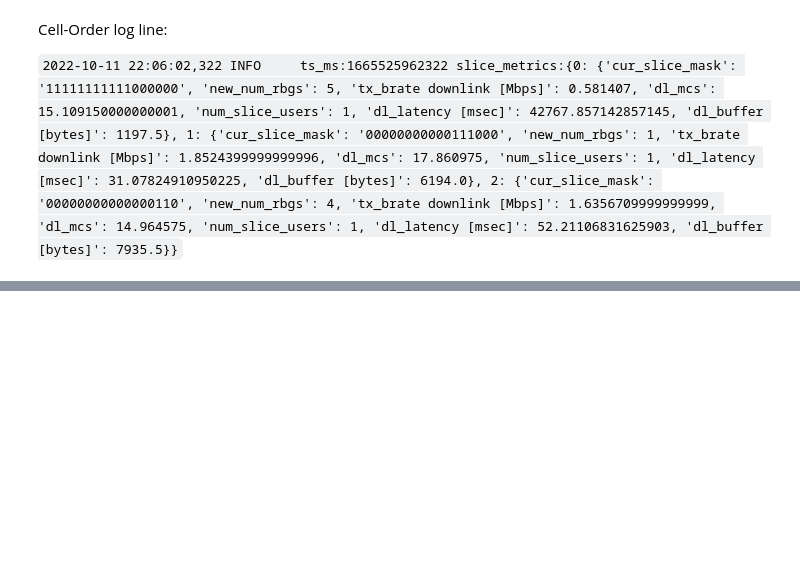
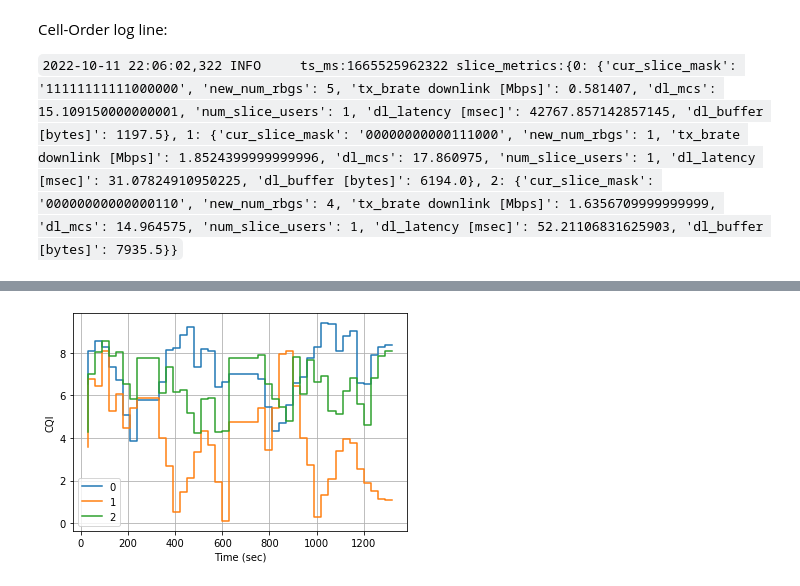
Before and after one commit to serhatarslan-hub/cell-order, a Jupyter notebook: analysis/cell-order-plots.ipynb, the cells around one changed output, grey strips where cells are left out. Drawn from its saved outputs; the diff is of its cells as text; code cells hidden in the pictures; blank space fills up the shorter version.

```diff
--- a/analysis/cell-order-plots.ipynb
+++ b/analysis/cell-order-plots.ipynb
@@ -179,17 +182,19 @@ if ('dl_mcs' in data[list(data)[0]].keys()):
 # %%
-if ('dl_cqi' in data[list(data)[0]].keys()):
+if ('cqi' in data[list(data)[0]].keys()):
     plt.figure()
 
     for s_idx, metrics in data.items():
-        plt.step(metrics['raw_ts_sec'], metrics['raw_cqi'],
+        plt.step(metrics['ts_sec'], metrics['cqi'],
                 label=s_idx, where='pre', color='C'+str(s_idx))
 
     plt.xlabel('Time (sec)')
     plt.ylabel('CQI')
     plt.legend()
     plt.grid()
 
     if SAVE_FIG:
         plt.savefig('../outputs/' + RESERVATION + '_cqi.png')
 
     plt.show()
+# %% [output]
+[figure, added]
```
Also changed, not shown: parts of 8 cells of this notebook, 9 other files.
